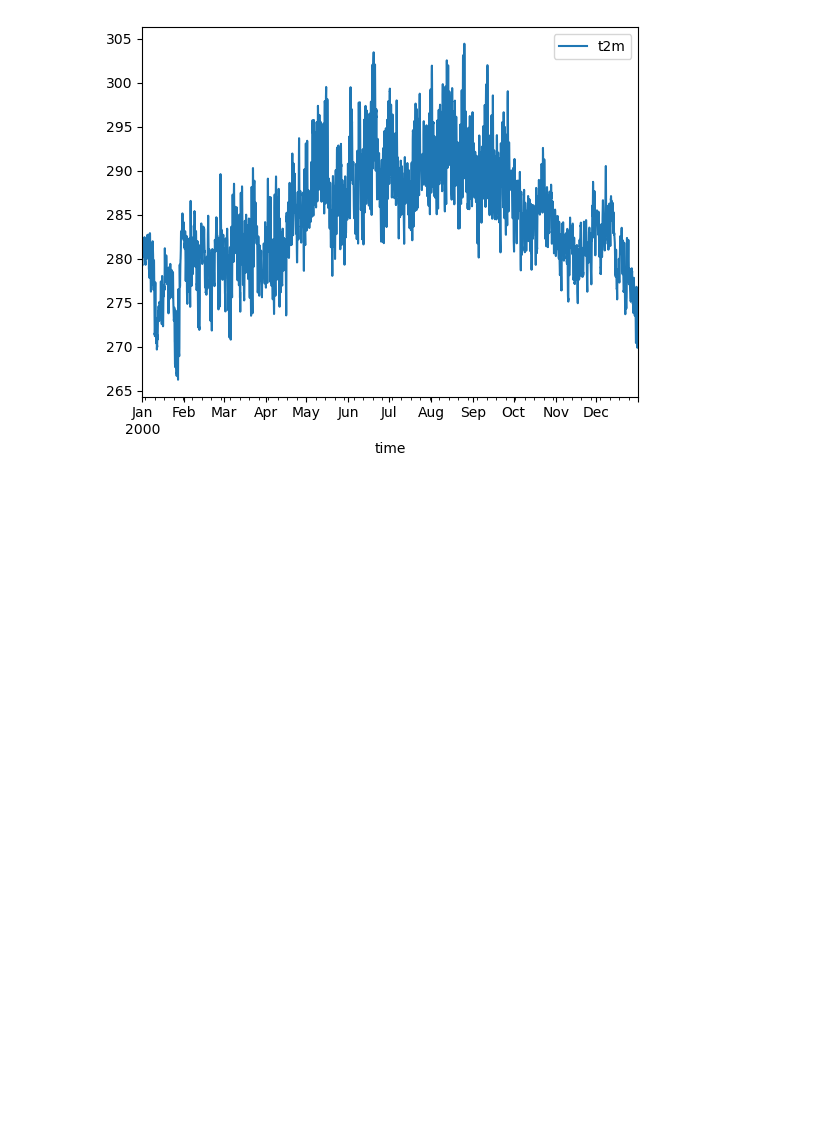
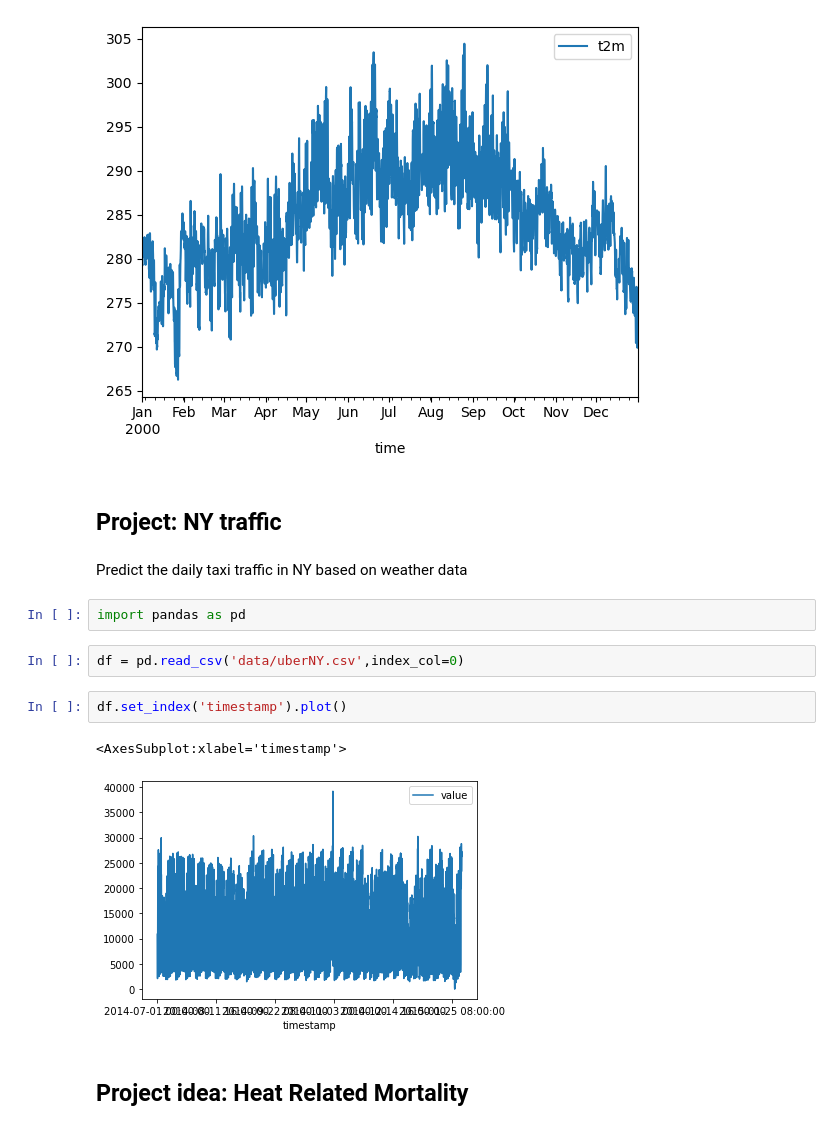
Before and after one commit to jacobogabeiraspenas/ML4Environment, a Jupyter notebook: book/notebooks/projects.ipynb, the cells around one changed output. Cells and saved outputs as stored; diff of their text form; blank space fills up the shorter version.

Commit message:
Adding project

```diff
--- a/book/notebooks/projects.ipynb
+++ b/book/notebooks/projects.ipynb
@@ -175,3 +170,18 @@ df[df.index.year==2000].plot()
 # %% [output]
 <Axes: xlabel='time'>
 [figure]
+# %% [markdown]
+## Project: NY traffic
+# %% [markdown]
+Predict the daily taxi traffic in NY based on weather data
+# %%
+import pandas as pd
+# %%
+df = pd.read_csv('data/uberNY.csv',index_col=0)
+# %%
+df.set_index('timestamp').plot()
+# %% [output]
+<AxesSubplot:xlabel='timestamp'>
+[figure, added]
+# %% [markdown]
+## Project idea: Heat Related Mortality
```
Also changed, not shown: parts of 5 cells of this notebook, 10 other files.
